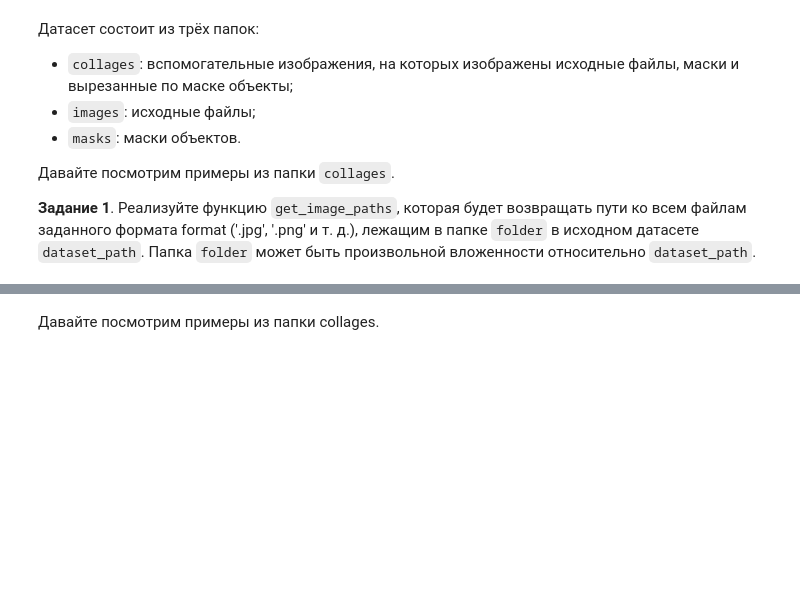
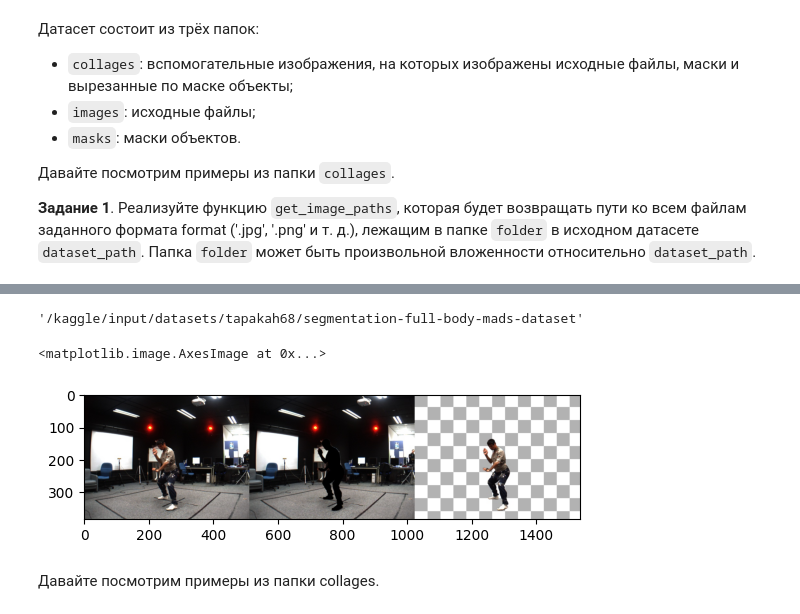
Before and after one commit to AndreyKurdyubov/Karpov.courses_DL, a Jupyter notebook: CV/Lesson_6/CV_hw6_student.ipynb, the cells around one changed output, grey strips where cells are left out. Saved outputs shown, nothing was run; the diff lists cells and outputs as text; code cells hidden in the pictures; blank space fills up the shorter version.

Commit message:
CV hw6 dataset preparation

```diff
--- a/CV/Lesson_6/CV_hw6_student.ipynb
+++ b/CV/Lesson_6/CV_hw6_student.ipynb
@@ -81 +121,14 @@ dataset_path = kagglehub.dataset_download("tapakah68/segmentation-full-body-mads
+# %%
+dataset_path
+# %% [output]
+'/kaggle/input/datasets/tapakah68/segmentation-full-body-mads-dataset'
+# %%
+form = "jpg"
+folder = "collages"
+x = Path(dataset_path).rglob(f"{folder}/*{form}")
+image = read_image(next(x))
+plt.imshow(image.permute(1, 2, 0))
+# %% [output]
+<matplotlib.image.AxesImage at 0x...>
+[figure, added]
 # %%
```
Also changed, not shown: parts of 17 cells of this notebook.
